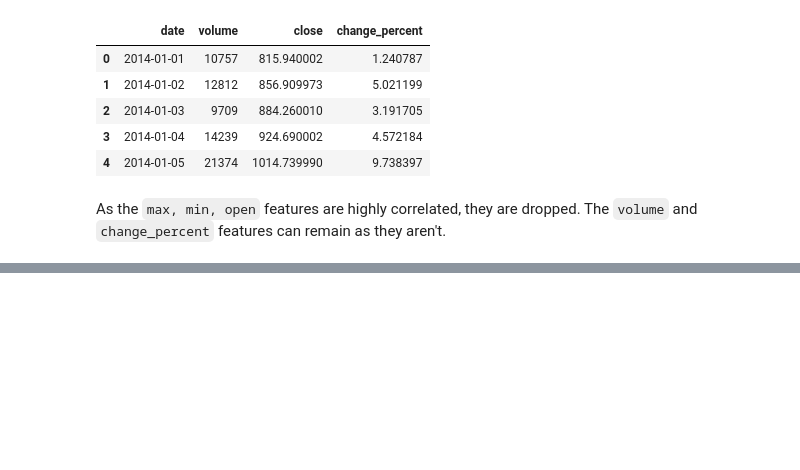
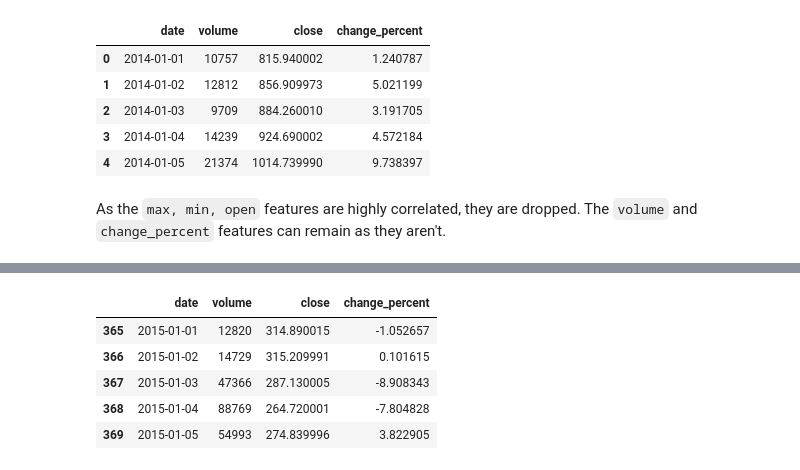
Before and after one commit to Ammar-Raneez/BitForecast, a Jupyter notebook: ml/notebooks/preprocessing/create_dataset.ipynb, the cells around one changed output, grey strips where cells are left out. Cells and saved outputs as stored; diff of their text form; code cells hidden in the pictures; blank space fills up the shorter version.

```diff
--- a/ml/notebooks/preprocessing/create_dataset.ipynb
+++ b/ml/notebooks/preprocessing/create_dataset.ipynb
@@ -63,0 +106,9 @@ As the `max, min, open` features are highly correlated, they are dropped. The `v
+# %%
+filtered_prices.head()
+# %% [output]
+|  | date | volume | close | change_percent |
+| 365 | 2015-01-01 | 12820 | 314.890015 | -1.052657 |
+| 366 | 2015-01-02 | 14729 | 315.209991 | 0.101615 |
+| 367 | 2015-01-03 | 47366 | 287.130005 | -8.908343 |
+| 368 | 2015-01-04 | 88769 | 264.720001 | -7.804828 |
+| 369 | 2015-01-05 | 54993 | 274.839996 | 3.822905 |
```
Also changed, not shown: parts of 14 cells of this notebook.
